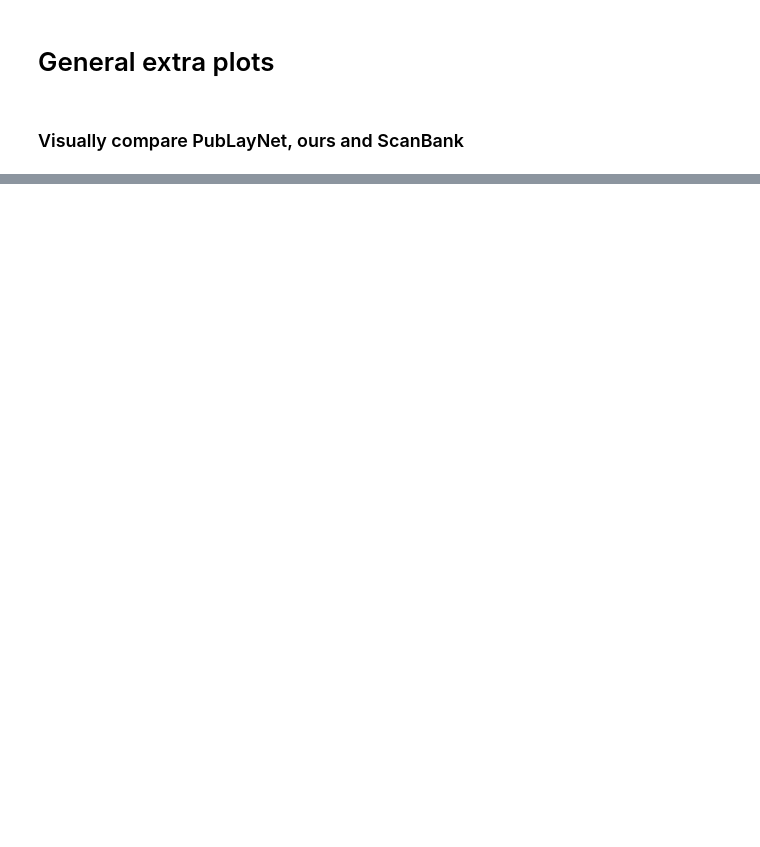
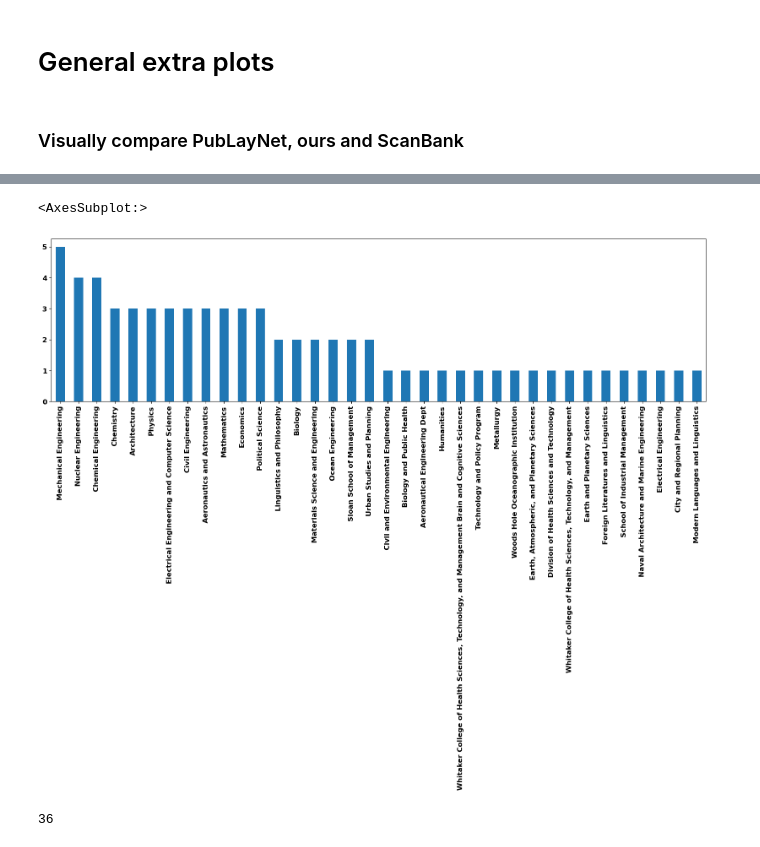
Before and after one commit to ReadingTimeMachine/digitization_at_high_localization, a Jupyter notebook: extra_plots.ipynb, the cells around one changed output, grey strips where cells are left out. Cells and saved outputs as stored; diff of their text form; code cells hidden in the pictures; blank space fills up the shorter version.

```diff
--- a/extra_plots.ipynb
+++ b/extra_plots.ipynb
@@ -29,0 +51,3 @@ NameError: name 'dirs' is not defined
+# %%
+# downloaded from https://zenodo.org/record/4663578#.Y9bqMuzMJGA
+scanbank_metadata = '/Users/jnaiman/Dropbox/wwt_image_extraction/FigureLocalization/BenchMarks/data/scanbank/metadata.json'
@@ -29,0 +64,2 @@ NameError: name 'dirs' is not defined
+# %%
+metadata_in = pd.read_json(scanbank_metadata).T
@@ -29,0 +76,17 @@ NameError: name 'dirs' is not defined
+# %%
+subjects = []; index = []
+for i in range(len(metadata_in)):
+    d = metadata_in.iloc[i]
+    subjects.append(d['dc.subject'][0].replace('.',''))
+    index.append(d.name)
+
+metadata = pd.DataFrame({'file':index, 'subject':subjects})
+# %%
+metadata['subject'].value_counts().plot(kind='bar',figsize=(20,5),fontsize=12)
+# %% [output]
+<AxesSubplot:>
+[figure, added]
+# %%
+len(metadata['subject'].unique())
+# %% [output]
+36
```
Also changed, not shown: parts of 12 cells of this notebook, 6 other files.
